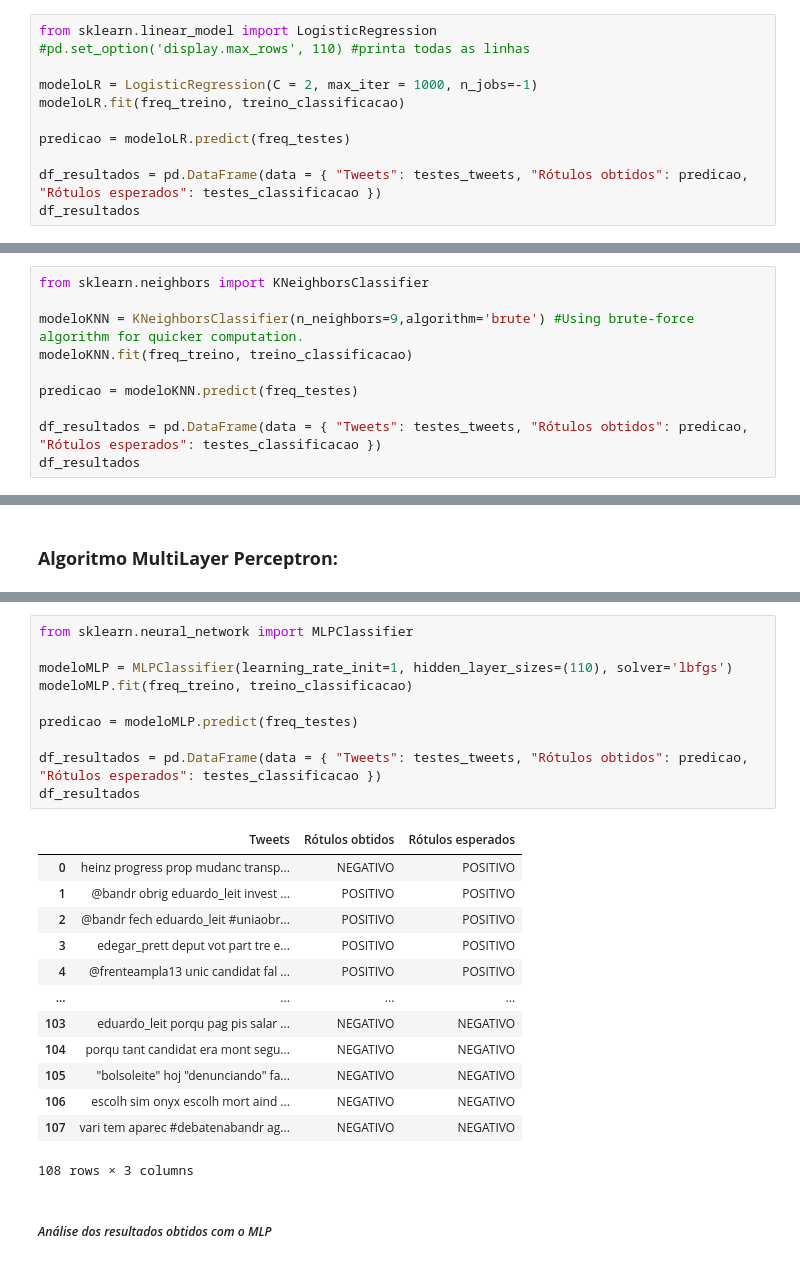
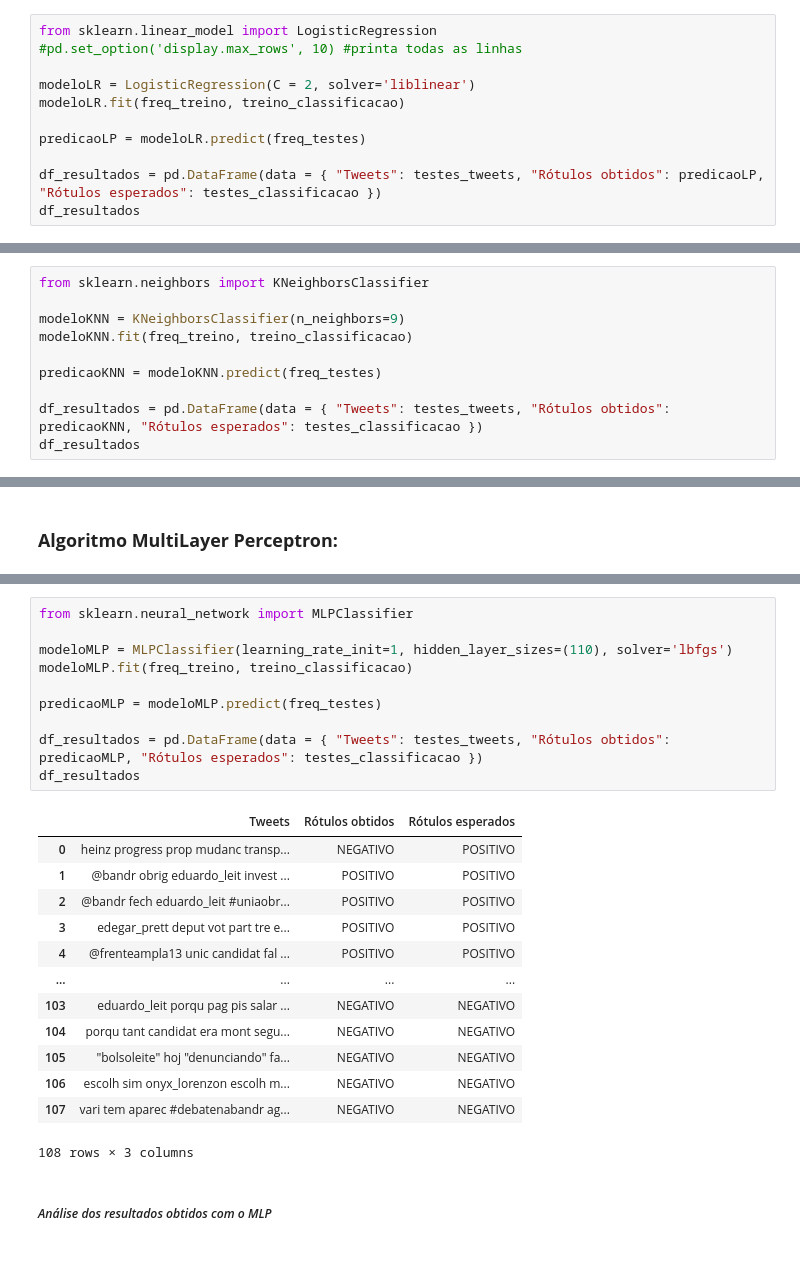
Before and after one commit to jhonatapers/MLPTweets, a Jupyter notebook: Tweets.ipynb, the cells around one changed output, grey strips where cells are left out. Drawn from its saved outputs; the diff is of its cells as text.

```diff
--- a/Tweets.ipynb
+++ b/Tweets.ipynb
@@ -381,14 +384,14 @@ weighted avg       0.81      0.80      0.80       496
 ### **Algoritmo Logistic Regression:**
 # %%
 from sklearn.linear_model import LogisticRegression
-#pd.set_option('display.max_rows', 110) #printa todas as linhas
+#pd.set_option('display.max_rows', 10) #printa todas as linhas
 
-modeloLR = LogisticRegression(C = 2, max_iter = 1000, n_jobs=-1)
+modeloLR = LogisticRegression(C = 2, solver='liblinear')
 modeloLR.fit(freq_treino, treino_classificacao)
 
-predicao = modeloLR.predict(freq_testes)
+predicaoLP = modeloLR.predict(freq_testes)
 
-df_resultados = pd.DataFrame(data = { "Tweets": testes_tweets, "Rótulos obtidos": predicao, "Rótulos esperados": testes_classificacao })
+df_resultados = pd.DataFrame(data = { "Tweets": testes_tweets, "Rótulos obtidos": predicaoLP, "Rótulos esperados": testes_classificacao })
 df_resultados
 # %% [output]
 |  | Tweets | Rótulos obtidos | Rótulos esperados |
@@ -444,12 +447,12 @@ Já em quesitos de limitações, o Algoritmo KNN é dependente da medida de dist
 # %%
 from sklearn.neighbors import KNeighborsClassifier
 
-modeloKNN = KNeighborsClassifier(n_neighbors=9,algorithm='brute') #Using brute-force algorithm for quicker computation.
+modeloKNN = KNeighborsClassifier(n_neighbors=9)
 modeloKNN.fit(freq_treino, treino_classificacao)
 
-predicao = modeloKNN.predict(freq_testes)
+predicaoKNN = modeloKNN.predict(freq_testes)
 
-df_resultados = pd.DataFrame(data = { "Tweets": testes_tweets, "Rótulos obtidos": predicao, "Rótulos esperados": testes_classificacao })
+df_resultados = pd.DataFrame(data = { "Tweets": testes_tweets, "Rótulos obtidos": predicaoKNN, "Rótulos esperados": testes_classificacao })
 df_resultados
 # %% [output]
 |  | Tweets | Rótulos obtidos | Rótulos esperados |
@@ -502,25 +505,25 @@ Em nosso algoritmo, foram implementados 110 neurônios na camada oculta, com 0.9
 # %%
 from sklearn.neural_network import MLPClassifier
 
 modeloMLP = MLPClassifier(learning_rate_init=1, hidden_layer_sizes=(110), solver='lbfgs')
 modeloMLP.fit(freq_treino, treino_classificacao)
 
-predicao = modeloMLP.predict(freq_testes)
+predicaoMLP = modeloMLP.predict(freq_testes)
 
-df_resultados = pd.DataFrame(data = { "Tweets": testes_tweets, "Rótulos obtidos": predicao, "Rótulos esperados": testes_classificacao })
+df_resultados = pd.DataFrame(data = { "Tweets": testes_tweets, "Rótulos obtidos": predicaoMLP, "Rótulos esperados": testes_classificacao })
 df_resultados
 # %% [output]
 |  | Tweets | Rótulos obtidos | Rótulos esperados |
 | 0 | heinz progress prop mudanc transp... | NEGATIVO | POSITIVO |
 | 1 | @bandr obrig eduardo_leit invest ... | POSITIVO | POSITIVO |
 | 2 | @bandr fech eduardo_leit #uniaobr... | POSITIVO | POSITIVO |
 | 3 | edegar_prett deput vot part tre e... | POSITIVO | POSITIVO |
 | 4 | @frenteampla13 unic candidat fal ... | POSITIVO | POSITIVO |
 | ... | ... | ... | ... |
 | 103 | eduardo_leit porqu pag pis salar ... | NEGATIVO | NEGATIVO |
 | 104 | porqu tant candidat era mont segu... | NEGATIVO | NEGATIVO |
 | 105 | "bolsoleite" hoj "denunciando" fa... | NEGATIVO | NEGATIVO |
-| 106 | escolh sim onyx escolh mort aind ... | NEGATIVO | NEGATIVO |
+| 106 | escolh sim onyx_lorenzon escolh m... | NEGATIVO | NEGATIVO |
 | 107 | vari tem aparec #debatenabandr ag... | NEGATIVO | NEGATIVO |
 108 rows × 3 columns
 # %% [markdown]
```
Also changed, not shown: parts of 20 cells of this notebook.
